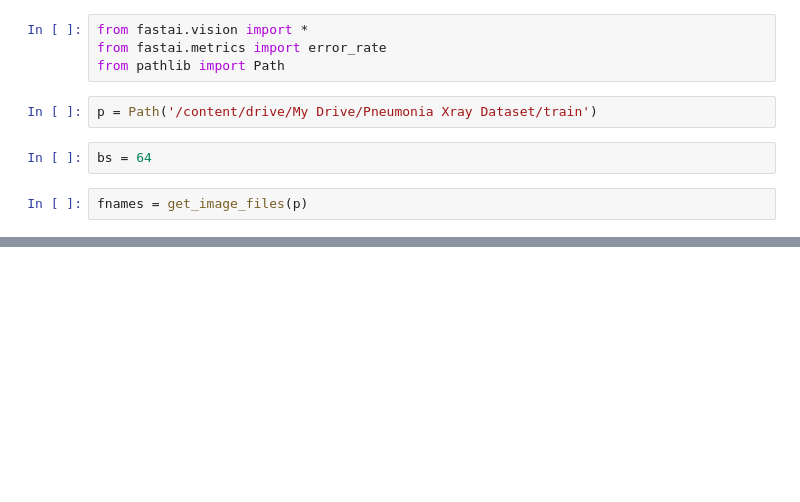
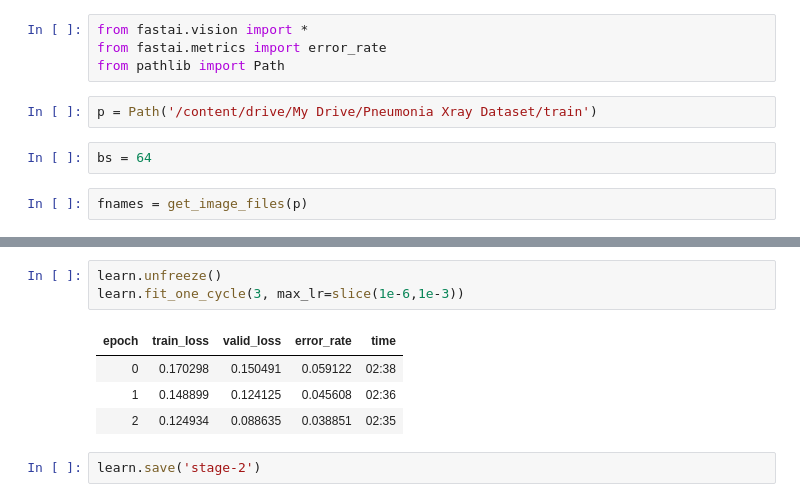
Before and after one commit to AndAmir/Pneumonia-Classification-Model, a Jupyter notebook: Pneumonia_Classification_Model.ipynb, the cells around one changed output, grey strips where cells are left out. Cells and saved outputs as stored; diff of their text form; blank space fills up the shorter version.

```diff
--- a/Pneumonia_Classification_Model.ipynb
+++ b/Pneumonia_Classification_Model.ipynb
@@ -31,0 +62,10 @@ from_name_re(path:Union[pathlib.Path, str], fnames:Collection[pathlib.Path], pat
+# %%
+learn.unfreeze()
+learn.fit_one_cycle(3, max_lr=slice(1e-6,1e-3))
+# %% [output]
+| epoch | train_loss | valid_loss | error_rate | time |
+| 0 | 0.170298 | 0.150491 | 0.059122 | 02:38 |
+| 1 | 0.148899 | 0.124125 | 0.045608 | 02:36 |
+| 2 | 0.124934 | 0.088635 | 0.038851 | 02:35 |
+# %%
+learn.save('stage-2')
```
Also changed, not shown: parts of 11 cells of this notebook.
